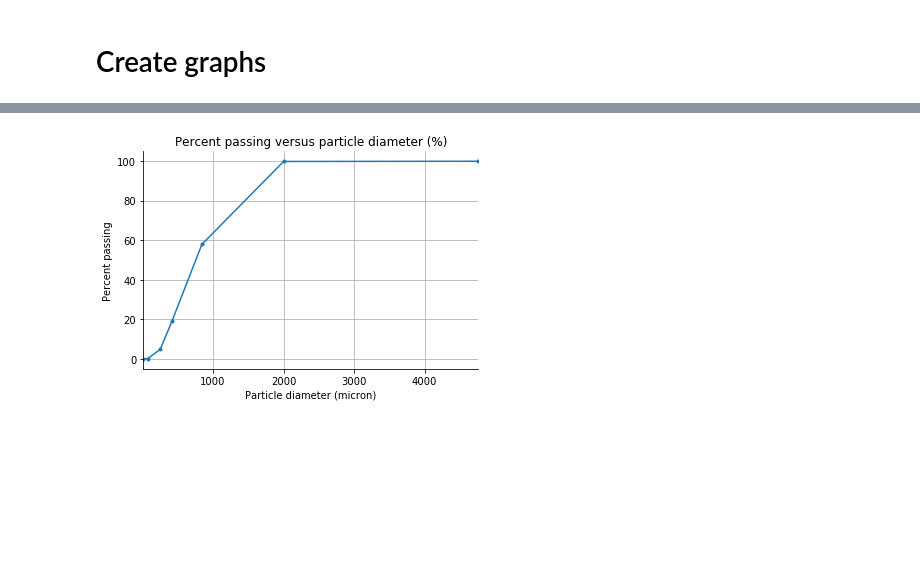
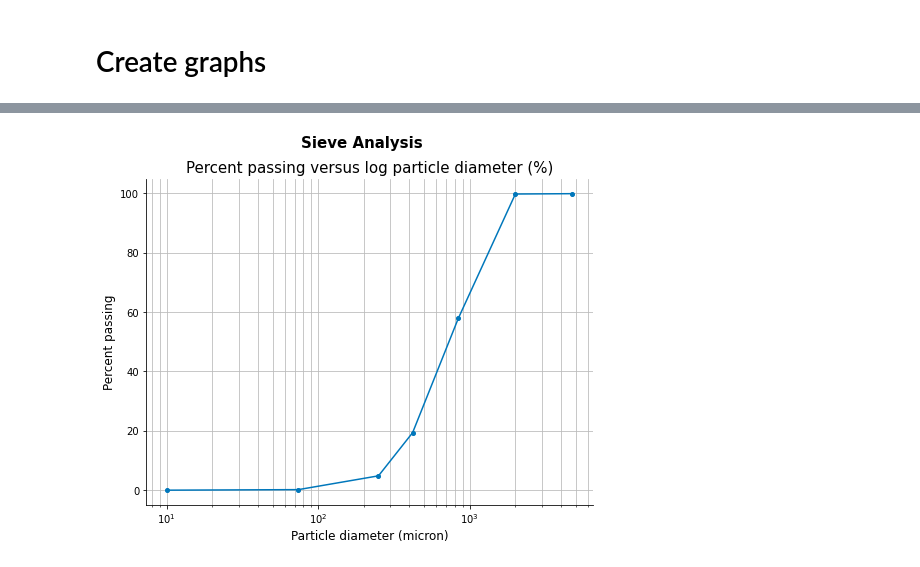
Before and after one commit to gillespilon/sieve_analysis, a Jupyter notebook: sieve_analysis.ipynb, the cells around one changed output, grey strips where cells are left out. Saved outputs shown, nothing was run; the diff lists cells and outputs as text; code cells hidden in the pictures; blank space fills up the shorter version.

Commit message:
Refactor for explicitness, matplotlib not pandas graphing

```diff
--- a/sieve_analysis.ipynb
+++ b/sieve_analysis.ipynb
@@ -83,4 +79,7 @@ c = cm.Paired.colors
 # %%
+colour1 = '#0077bb'
+colour2 = '#33bbee'
+figure_size = (8, 6)
 # Enter the density of the material that was sieved.
 density = 1.32
 # %% [markdown]
@@ -91,10 +90,13 @@ df = pd.read_csv('sieve_data.csv')
 # Perform the analysis
 # %%
 df['retained mass'] = df['sieve soil mass'] - df['sieve mass']
-df= df.dropna(subset=['sieve mass'])
-# rmt = retained mass total
-rmt = df['retained mass'].sum()
-df['retained pct'] = df['retained mass'] / rmt * 100
+# Drop rows where empty cells are present in column 'sieve mass'
+df = df.dropna(
+    axis=0,
+    how='any',
+    subset=['sieve mass']
+)
+retained_mass_total = df['retained mass'].sum()
+df['retained pct'] = df['retained mass'] / retained_mass_total * 100
 df['cumul retained pct'] = df['retained pct'].cumsum()
 df['passing pct'] = 100 - df['cumul retained pct']
-df.round(3)
@@ -167,13 +150,47 @@ ax.figure.savefig('sieve_percent_passing_vs_logdiameter.pdf', \
-# %%
-ax = df.plot(x='particle diameter', y='passing pct', style='.-',\
-             legend=False, color=c[1], grid=True)
-ax.set_xlabel('Particle diameter (micron)')
-ax.set_ylabel('Percent passing')
-ax.set_title('Percent passing versus particle diameter (%)')
-ax.grid(True, which='minor', axis='x')
-for spine in 'right', 'top':
-    ax.spines[spine].set_visible(False)
-ax.figure.savefig('sieve_percent_passing_vs_diameter.svg', format='svg')
-ax.figure.savefig('sieve_percent_passing_vs_diameter.pdf', format='pdf')
-# %% [output]
-[figure, removed]
+# %%
+fig = plt.figure(figsize=figure_size)
+ax = fig.add_subplot(111)
+ax.semilogx(
+    df['particle diameter'],
+    df['passing pct'],
+    marker='.',
+    markersize=8,
+    linestyle='-',
+    color=colour1
+)
+ax.grid(
+    b=True,
+    which='both',
+    axis='both',
+    color='#bbbbbb'
+)
+fig.suptitle(
+    t='Sieve Analysis',
+    ha='center',
+    fontsize=15,
+    fontweight='bold'
+)
+ax.set_title(
+    label='Percent passing versus log particle diameter (%)',
+    loc='center',
+    fontsize=15,
+    fontweight='normal'
+)
+ax.set_xlabel(
+    xlabel='Particle diameter (micron)',
+    ha='center',
+    fontsize=12,
+    fontweight='normal'
+)
+ax.set_ylabel(
+    ylabel='Percent passing',
+    ha='center',
+    fontsize=12,
+    fontweight='normal'
+)
+for spine in 'right', 'top':
+    ax.spines[spine].set_visible(False)
+fig.savefig('sieve_percent_passing_vs_logdiameter.svg', format='svg')
+fig.savefig('sieve_percent_passing_vs_logdiameter.pdf', format='pdf')
+# %% [output]
+[figure, added]
```
Also changed, not shown: parts of 10 cells of this notebook.
